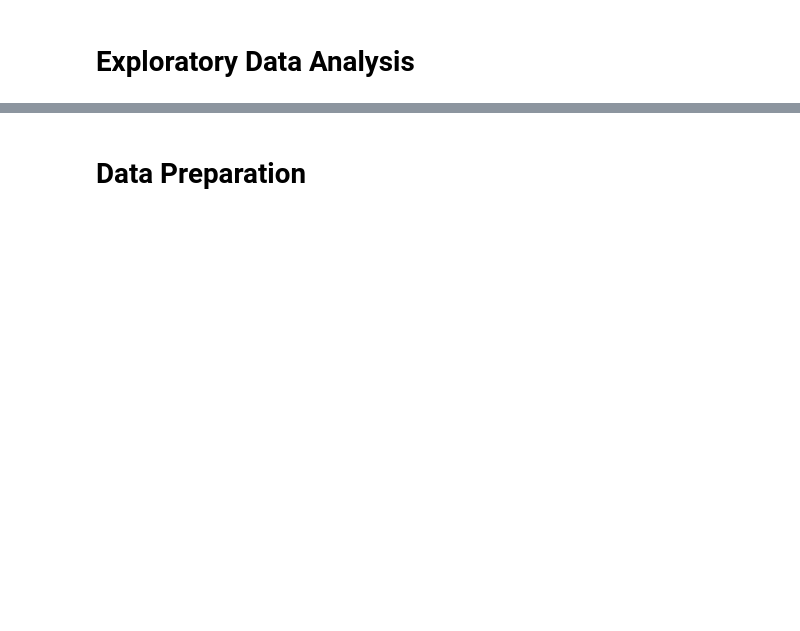
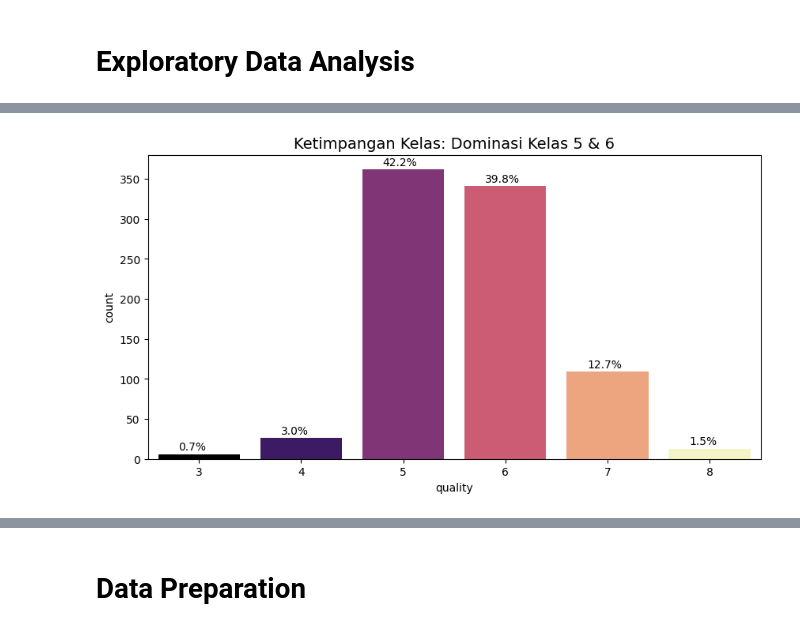
Before and after one commit to PashaAkrilian/Wine-Quality-Prediction, a Jupyter notebook: uts-data-mining.ipynb, the cells around one changed output, grey strips where cells are left out. Saved outputs shown, nothing was run; the diff lists cells and outputs as text; code cells hidden in the pictures; blank space fills up the shorter version.

```diff
--- a/uts-data-mining.ipynb
+++ b/uts-data-mining.ipynb
@@ -108,0 +3,86 @@ dtype: float64
+# %%
+import pandas as pd
+import seaborn as sns
+import matplotlib.pyplot as plt
+import numpy as np
+from scipy.stats import skew
+from sklearn.feature_selection import mutual_info_classif
+from statsmodels.stats.outliers_influence import variance_inflation_factor
+import os
+
+# 1.1 Memuat Dataset dengan Jalur Kaggle Robust
+train_path = '/kaggle/input/datasets/dimaspashaakrilian/wine-quality/data_training.csv'
+test_path = '/kaggle/input/datasets/dimaspashaakrilian/wine-quality/data_testing.csv'
+
+# Auto-finder jika path berubah
+if not os.path.exists(train_path):
+    for root, dirs, files in os.walk('/kaggle/input'):
+        for file in files:
+            if 'data_training' in file: train_path = os.path.join(root, file)
+            if 'data_testing' in file: test_path = os.path.join(root, file)
+
+df_train = pd.read_csv(train_path)
+df_test = pd.read_csv(test_path)
+
+# 1.2 UPGRADED: Feature Discovery (Sinyal Non-Linear & Polinomial)
+for df in [df_train, df_test]:
+    # Rasio Keasaman & Sulfur (Sinyal Kimiawi)
+    df['volatile_ratio'] = df['volatile acidity'] / (df['fixed acidity'] + 1e-5)
+    df['sulfur_ratio'] = df['free sulfur dioxide'] / (df['total sulfur dioxide'] + 1e-5)
+
+    # Fitur Interaksi (Hubungan Antar Komponen)
+    df['acid_alc_inter'] = df['citric acid'] * df['alcohol']
+    df['vol_alc_inter'] = df['volatile acidity'] * df['alcohol']
+
+    # Fitur Polinomial (Menangkap Lengkungan Pola)
+    # Alcohol adalah fitur terkuat, kita tambahkan kuadratnya
+    df['alcohol_sq'] = df['alcohol'] ** 2
+    df['volatile_sq'] = df['volatile acidity'] ** 2
+
+# 1.3 Audit Distribusi & Ketimpangan Kelas
+print(f"--- Distribusi Kelas (N= {len(df_train)}) ---")
+print(df_train['quality'].value_counts().sort_index())
+
+plt.figure(figsize=(10, 5))
+ax = sns.countplot(x='quality', data=df_train, palette='magma', hue='quality', legend=False)
+plt.title('Ketimpangan Kelas: Dominasi Kelas 5 & 6', fontsize=14)
+for p in ax.patches:
+    ax.annotate(f'{100 * p.get_height() / len(df_train):.1f}%', (p.get_x() + 0.2, p.get_height() + 5))
+plt.show()
+
+# 1.4 Diagnostik VIF (Target Threshold Baru: < 20)
+def calculate_vif(df):
+    X_vif = df.drop(columns=['Id', 'quality']).select_dtypes(include=[np.number])
+    vif_data = pd.DataFrame()
+    vif_data["Feature"] = X_vif.columns
+    vif_data["VIF"] = [variance_inflation_factor(X_vif.values, i) for i in range(len(X_vif.columns))]
+    return vif_data.sort_values(by="VIF", ascending=False)
+
+print("\n--- Diagnostik VIF (Threshold Baru < 20) ---")
+print(calculate_vif(df_train))
+
+# 1.5 UPGRADED: Interaction Boxplot (Analisis Pembeda Kelas 3 & 8)
+plt.figure(figsize=(15, 6))
+plt.subplot(1, 2, 1)
+sns.boxplot(x='quality', y='alcohol', data=df_train, palette='viridis', hue='quality', legend=False)
+plt.title('Distribusi Alkohol per Kelas (Sinyal Utama)')
+
+plt.subplot(1, 2, 2)
+sns.boxplot(x='quality', y='vol_alc_inter', data=df_train, palette='rocket', hue='quality', legend=False)
+plt.title('Interaksi Volatile * Alcohol (Pembeda Kelas 3 vs 8)')
+plt.show()
+
+# 1.6 Mutual Information Score (Prioritas DNN)
+X_mi = df_train.drop(columns=['Id', 'quality'])
+y_mi = df_train['quality']
+mi_scores = mutual_info_classif(X_mi, y_mi, random_state=42)
+mi_df = pd.DataFrame({'Feature': X_mi.columns, 'MI Score': mi_scores}).sort_values(by='MI Score', ascending=False)
+
+plt.figure(figsize=(10, 7))
+sns.barplot(x='MI Score', y='Feature', data=mi_df, palette='flare', hue='Feature', legend=False)
+plt.title('Mutual Information Score: Hierarki Fitur Baru (NIM 026)')
+plt.show()
+
+print("\n--- Fitur dengan MI Score Tertinggi ---")
+print(mi_df.head(10))
+# %% [output]
@@ -108,0 +98 @@ dtype: float64
+[figure, added]
```
Also changed, not shown: parts of 10 cells of this notebook.
